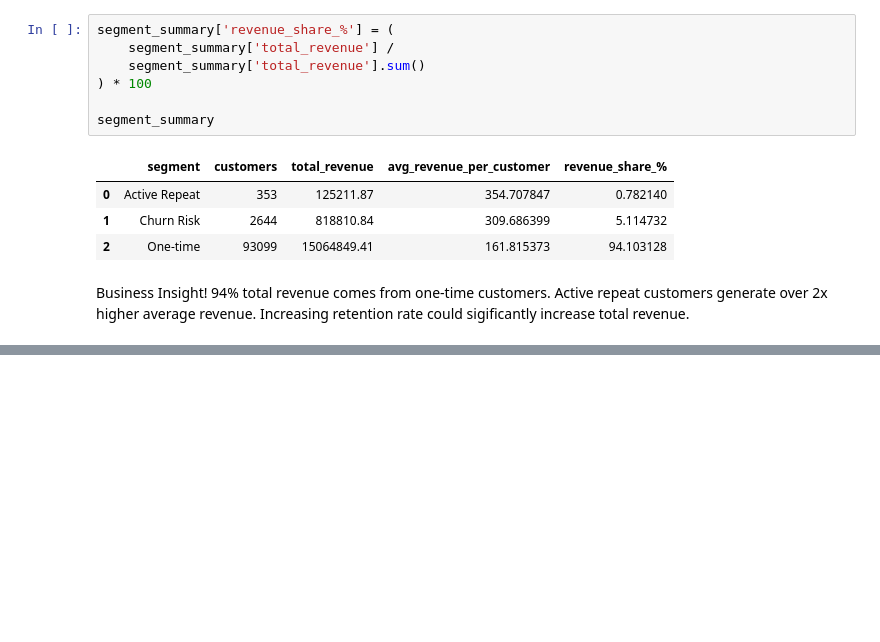
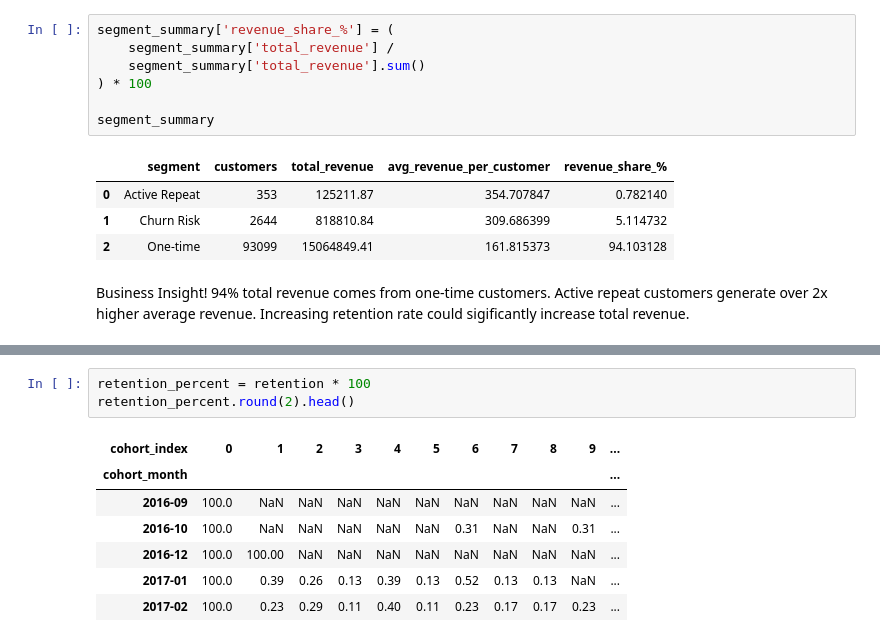
Before and after one commit to marekjuchnowicz2001-hue/project-1-ecommerce-analysis, a Jupyter notebook: notebooks/02_customer_segmentation.ipynb, the cells around one changed output, grey strips where cells are left out. Cells and saved outputs as stored; diff of their text form; blank space fills up the shorter version.

```diff
--- a/notebooks/02_customer_segmentation.ipynb
+++ b/notebooks/02_customer_segmentation.ipynb
@@ -118,0 +212,11 @@ Increasing retention rate could sigificantly increase total revenue.
+# %%
+retention_percent = retention * 100
+retention_percent.round(2).head()
+# %% [output]
+| cohort_index | 0 | 1 | 2 | 3 | 4 | 5 | 6 | 7 | 8 | 9 | ... |
+| cohort_month |  |  |  |  |  |  |  |  |  |  | ... |
+| 2016-09 | 100.0 | NaN | NaN | NaN | NaN | NaN | NaN | NaN | NaN | NaN | ... |
+| 2016-10 | 100.0 | NaN | NaN | NaN | NaN | NaN | 0.31 | NaN | NaN | 0.31 | ... |
+| 2016-12 | 100.0 | 100.00 | NaN | NaN | NaN | NaN | NaN | NaN | NaN | NaN | ... |
+| 2017-01 | 100.0 | 0.39 | 0.26 | 0.13 | 0.39 | 0.13 | 0.52 | 0.13 | 0.13 | NaN | ... |
+| 2017-02 | 100.0 | 0.23 | 0.29 | 0.11 | 0.40 | 0.11 | 0.23 | 0.17 | 0.17 | 0.23 | ... |
```
Also changed, not shown: parts of 14 cells of this notebook.
